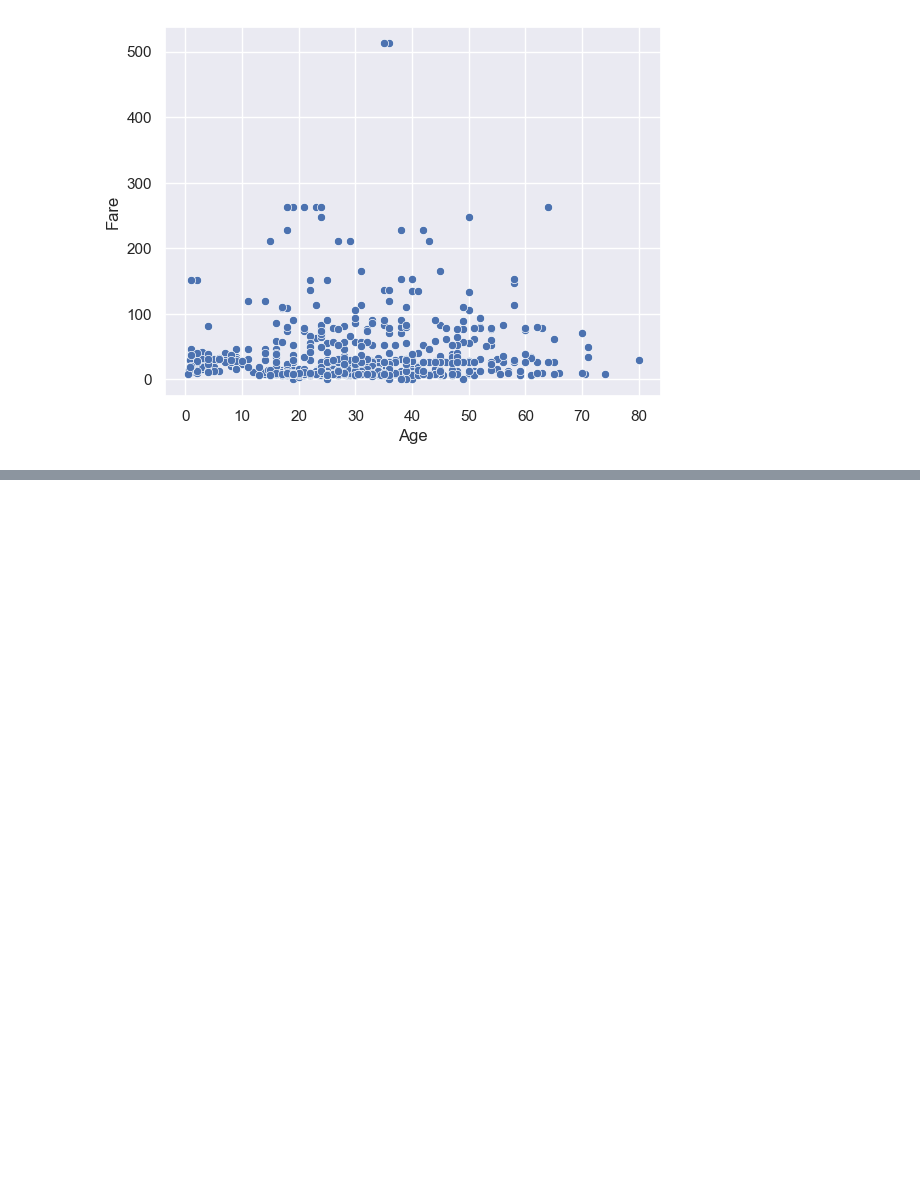
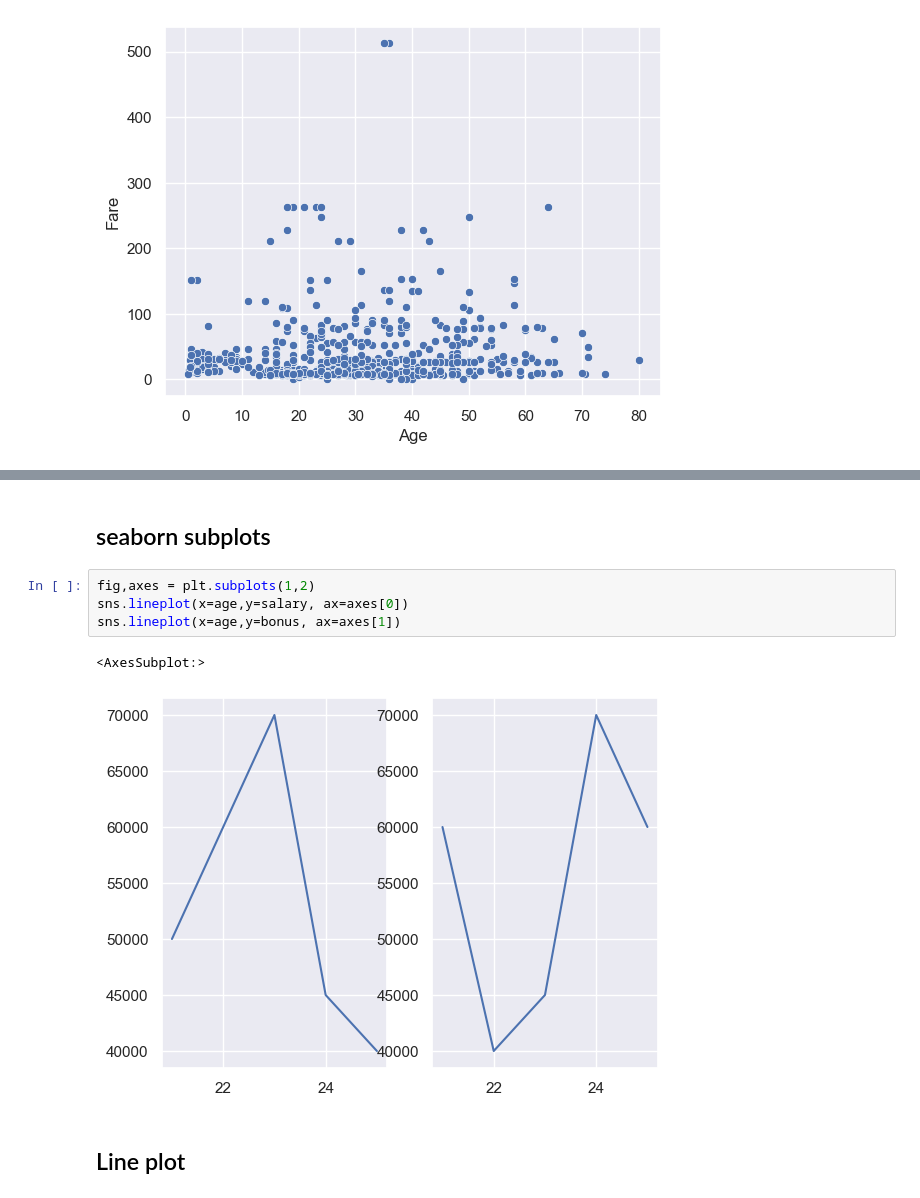
Before and after one commit to saad1931/Data_Analysis_using_Python, a Jupyter notebook: Module4.ipynb, the cells around one changed output, grey strips where cells are left out. Saved outputs shown, nothing was run; the diff lists cells and outputs as text; blank space fills up the shorter version.

```diff
--- a/Module4.ipynb
+++ b/Module4.ipynb
@@ -161,0 +162,11 @@ TypeError: Value after * must be an iterable, not int
+# %% [markdown]
+## seaborn subplots
+# %%
+fig,axes = plt.subplots(1,2)
+sns.lineplot(x=age,y=salary, ax=axes[0])
+sns.lineplot(x=age,y=bonus, ax=axes[1])
+# %% [output]
+<AxesSubplot:>
+[figure, added]
+# %% [markdown]
+## Line plot
```
Also changed, not shown: parts of 24 cells of this notebook.
